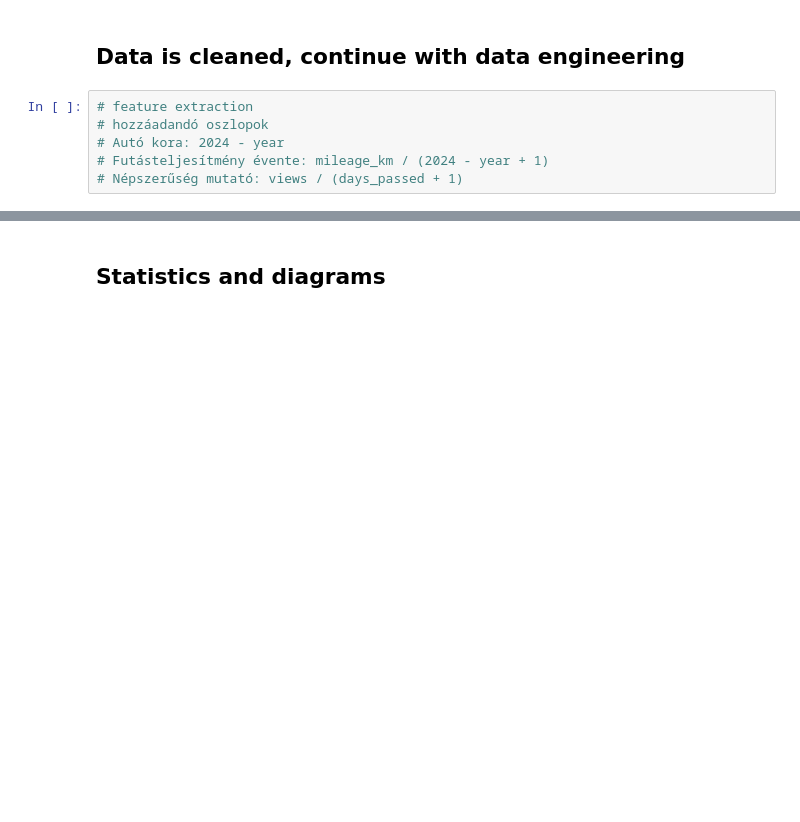
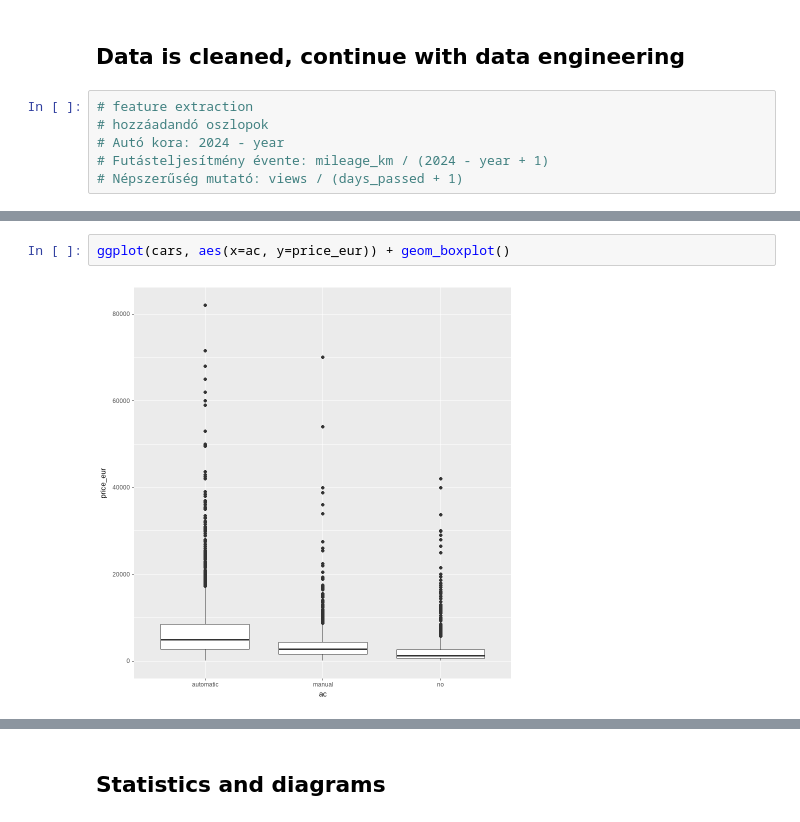
Before and after one commit to balintschmidt22/r_data_mining, a Jupyter notebook: car_sales.ipynb, the cells around one changed output, grey strips where cells are left out. Cells and saved outputs as stored; diff of their text form; blank space fills up the shorter version.

```diff
--- a/car_sales.ipynb
+++ b/car_sales.ipynb
@@ -665,0 +669,4 @@ A tibble: 3 × 2
+# %%
+ggplot(cars, aes(x=ac, y=price_eur)) + geom_boxplot()
+# %% [output]
+[figure, added]
```
Also changed, not shown: parts of 15 cells of this notebook.
